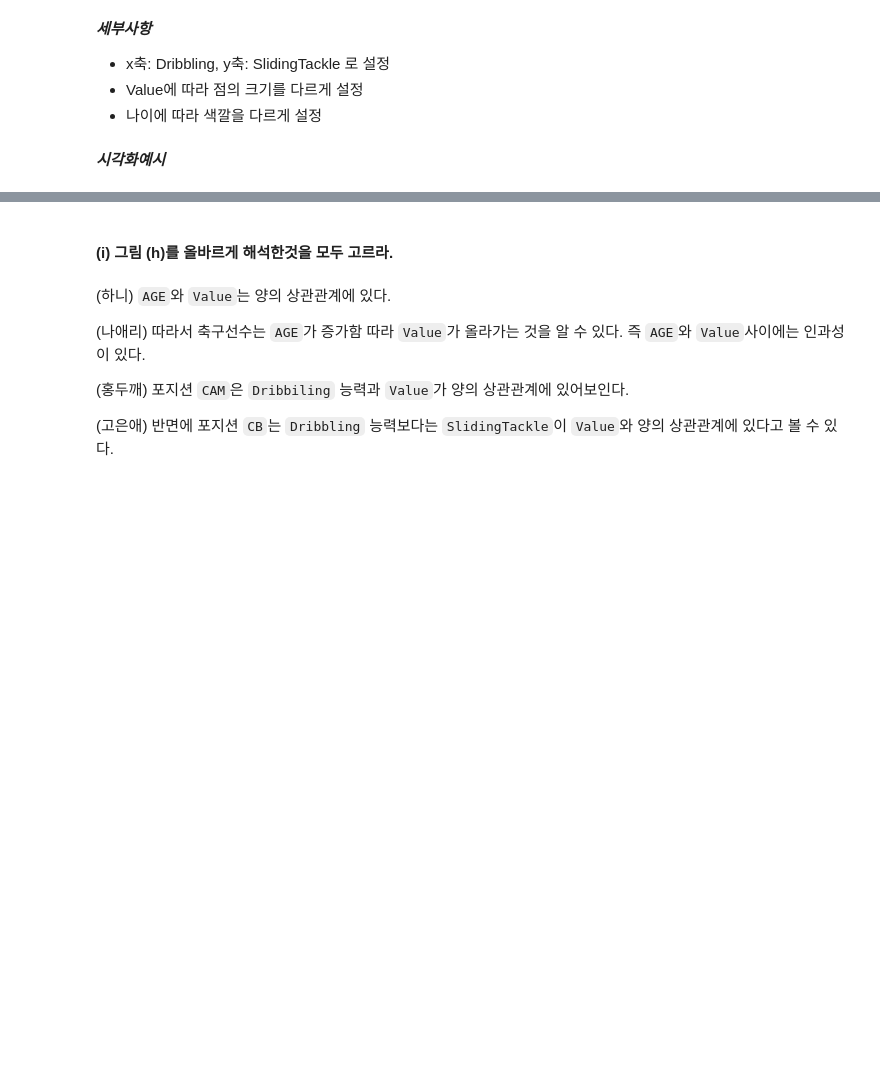
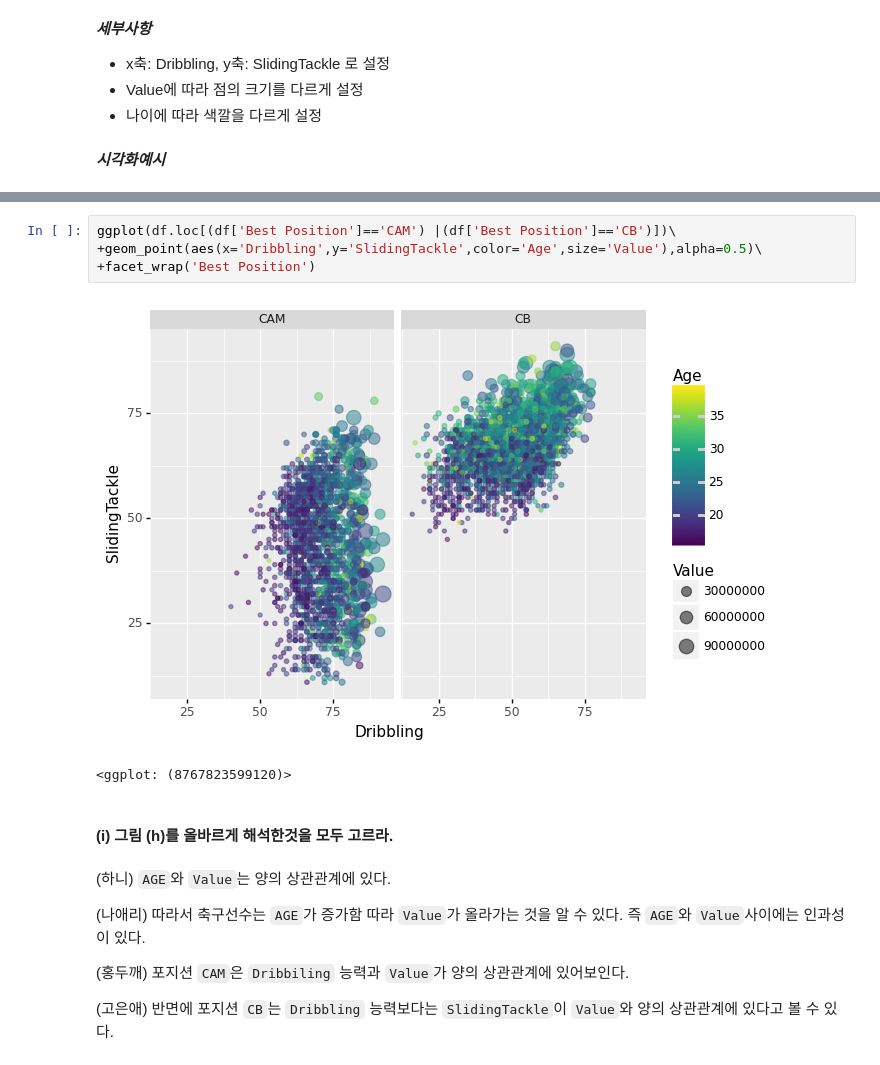
Before and after one commit to guebin/2021STDV, a Jupyter notebook: _notebooks/2021-11-07-midsol.ipynb, the cells around one changed output, grey strips where cells are left out. Cells and saved outputs as stored; diff of their text form; blank space fills up the shorter version.

```diff
--- a/_notebooks/2021-11-07-midsol.ipynb
+++ b/_notebooks/2021-11-07-midsol.ipynb
@@ -138,3 +241,10 @@ def convert_currency(value):
+# %%
+ggplot(df.loc[(df['Best Position']=='CAM') |(df['Best Position']=='CB')])\
++geom_point(aes(x='Dribbling',y='SlidingTackle',color='Age',size='Value'),alpha=0.5)\
++facet_wrap('Best Position')
+# %% [output]
+[figure, added]
+<ggplot: (8767823599120)>
 # %% [markdown]
 #### (i) 그림 (h)를 올바르게 해석한것을 모두 고르라.
 # %% [markdown]
```
Also changed, not shown: parts of 24 cells of this notebook.
